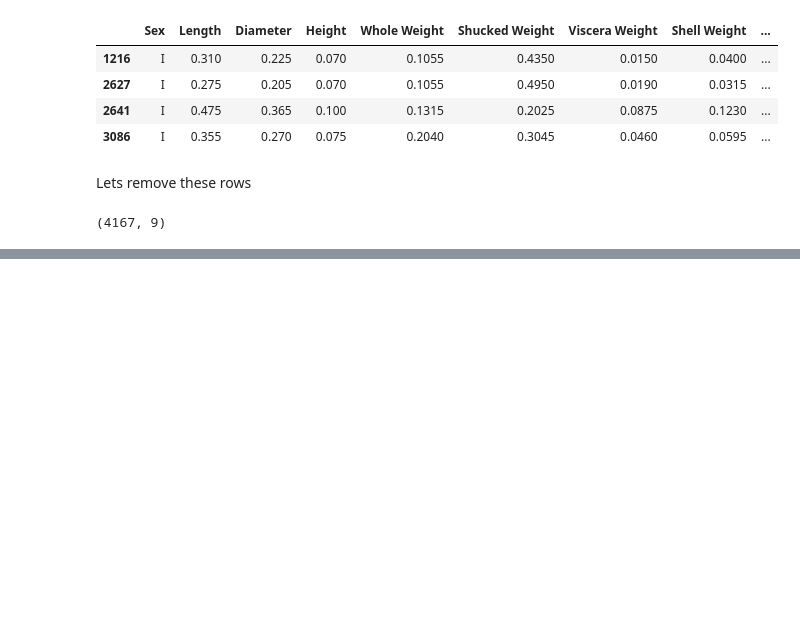
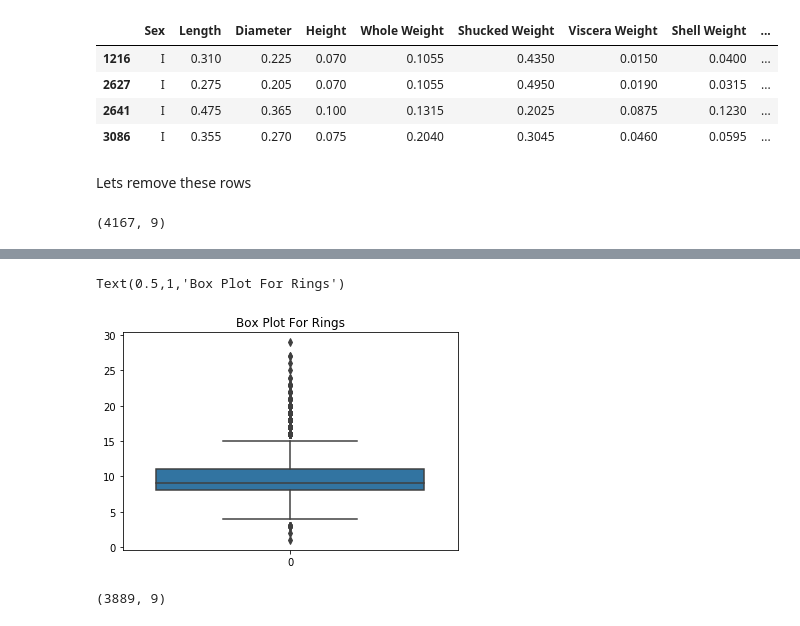
Before and after one commit to el-davo/msc-data-analytics-notebook, a Jupyter notebook: task1.ipynb, the cells around one changed output, grey strips where cells are left out. Drawn from its saved outputs; the diff is of its cells as text; code cells hidden in the pictures; blank space fills up the shorter version.

```diff
--- a/task1.ipynb
+++ b/task1.ipynb
@@ -145,0 +177,5 @@ df[df['Height'] <= 0]
+# %%
+sns.boxplot(data=df['Rings']).set_title("Box Plot For Rings")
+# %% [output]
+Text(0.5,1,'Box Plot For Rings')
+[figure, added]
@@ -145,0 +184,4 @@ df[df['Height'] <= 0]
+# %%
+df.shape
+# %% [output]
+(3889, 9)
```
Also changed, not shown: parts of 14 cells of this notebook.
